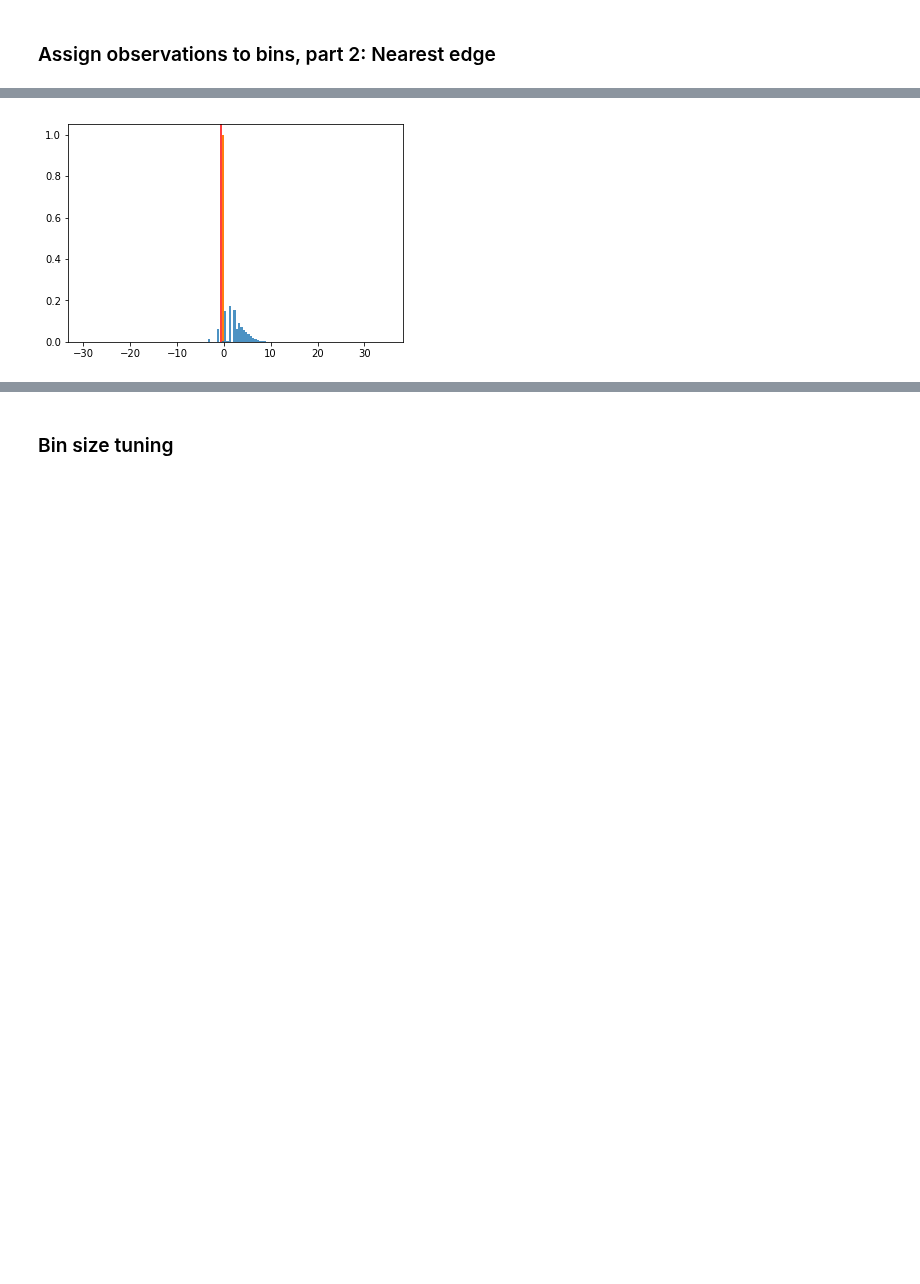
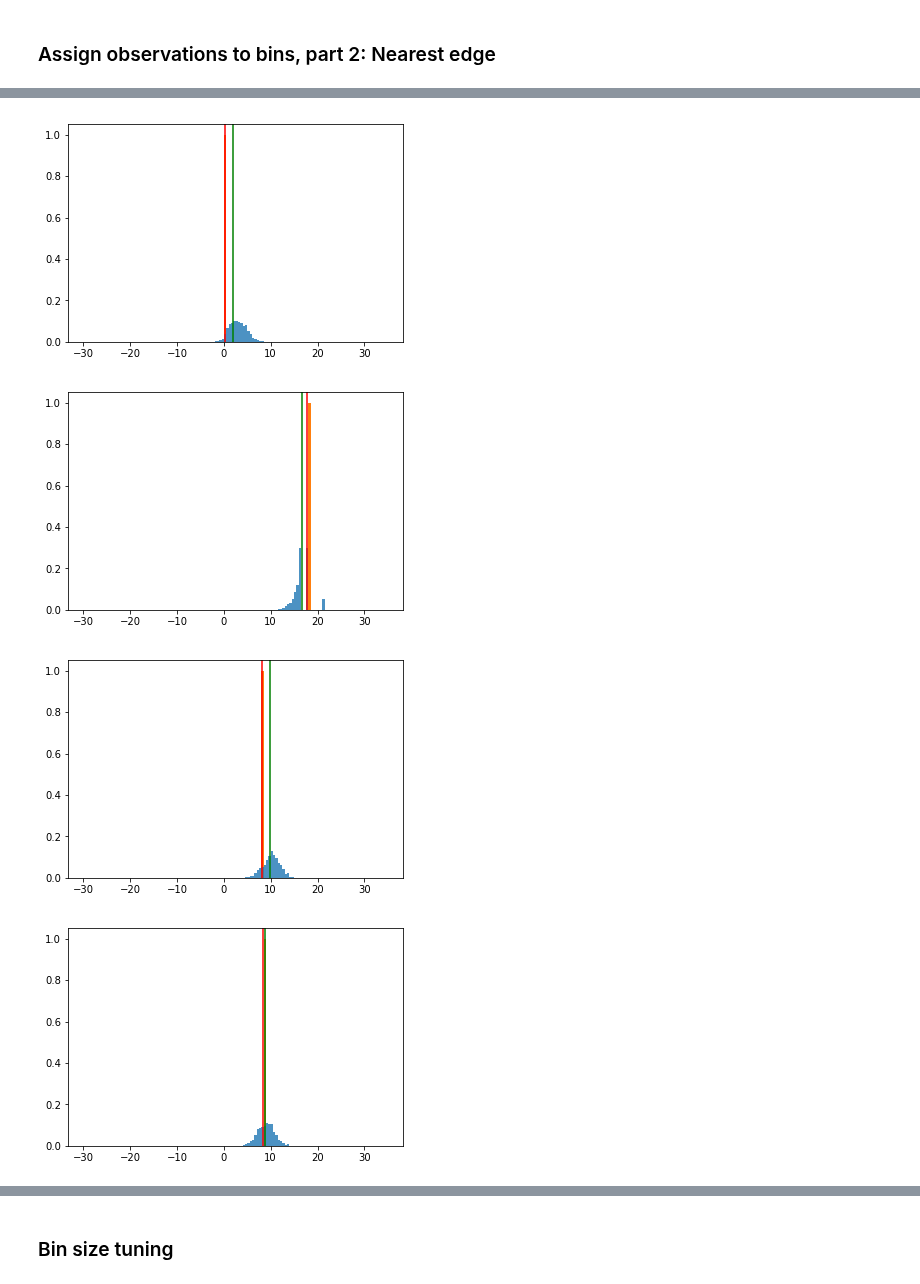
Before and after one commit to slerch/ppnn, a Jupyter notebook: nn_postprocessing/categorical_networks.ipynb, the cells around one changed output, grey strips where cells are left out. Saved outputs shown, nothing was run; the diff lists cells and outputs as text; code cells hidden in the pictures; blank space fills up the shorter version.

```diff
--- a/nn_postprocessing/categorical_networks.ipynb
+++ b/nn_postprocessing/categorical_networks.ipynb
@@ -38,7 +38,7 @@ fclt = 48
 
 We will one-hot-encode the target array
 # %%
-train_dates = ['2015-01-01', '2016-01-01']
+train_dates = ['2010-01-01', '2016-01-01']
 test_dates =  ['2016-01-01', '2017-01-01']
 train_set, test_set = get_train_test_sets(DATA_DIR, train_dates, test_dates)
 # %% [output]
@@ -125,5 +125,5 @@ maybe_correct_cat_crps(preds, test_set.targets, bin_edges)
 # %%
-i = 40001
+i = 10
 plt.bar(bin_edges[:-1] + 0.25, preds[i], width=0.5, alpha=0.8)
 plt.bar(bin_edges[:-1] + 0.25, test_cat_targets[i], width=0.5, zorder=0.1)
 plt.axvline(test_set.targets[i], c='r')
@@ -143,7 +143,9 @@ test_cat_targets_nearest = convert_targets_nearest(test_set.targets, bin_edges)
 # %%
 model = build_cat_model(2, [50], bin_edges.shape[0]-1)
 # %%
-model.compile(optimizer=Adam(0.0001), loss=approx_crps)
+model.compile(optimizer=Adam(0.01), loss=approx_crps_cat(bin_width))
+# %%
+model.optimizer.lr = 1e-4
 # %%
 model.fit(train_set.features, train_cat_targets_nearest, epochs=5, batch_size=1024,
           validation_data=[test_set.features, test_cat_targets_nearest])
@@ -169,8 +168,12 @@ maybe_correct_cat_crps(preds, test_set.targets, bin_edges)
 # %%
-i = 10
-plt.bar(bin_edges[:-1] + 0.25, preds[i], width=0.5, alpha=0.8)
-plt.bar(bin_edges[:-1] + 0.25, test_cat_targets_nearest[i], width=0.5, zorder=0.1)
-plt.axvline(test_set.targets[i], c='r')
-plt.show()
+for i in np.random.randint(0, 182218, 10):
+    plt.bar(bin_edges[:-1] + 0.25, preds[i], width=0.5, alpha=0.8)
+    plt.bar(bin_edges[:-1] + 0.25, test_cat_targets_nearest[i], width=0.5, zorder=0.1)
+    plt.axvline(test_set.targets[i], c='r')
+    plt.axvline(test_set.features[i, 0] * test_set.scale_factors[0], c='g')
+    plt.show()
 # %% [output]
-[figure, old version]
+[figure, new version]
+[figure, added]
+[figure, added]
+[figure, added]
```
Also changed, not shown: parts of 67 cells of this notebook, 2 other files.
